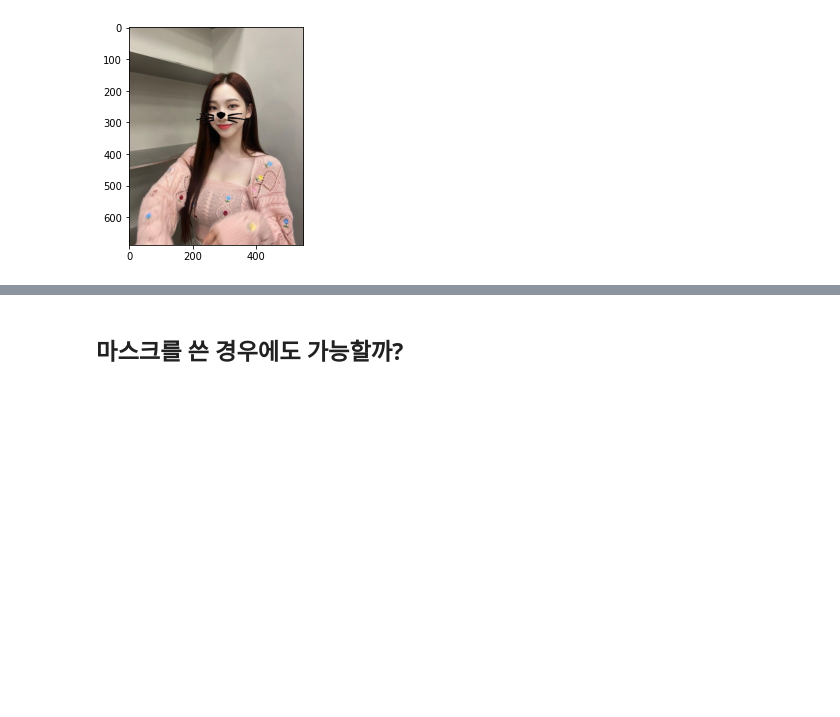
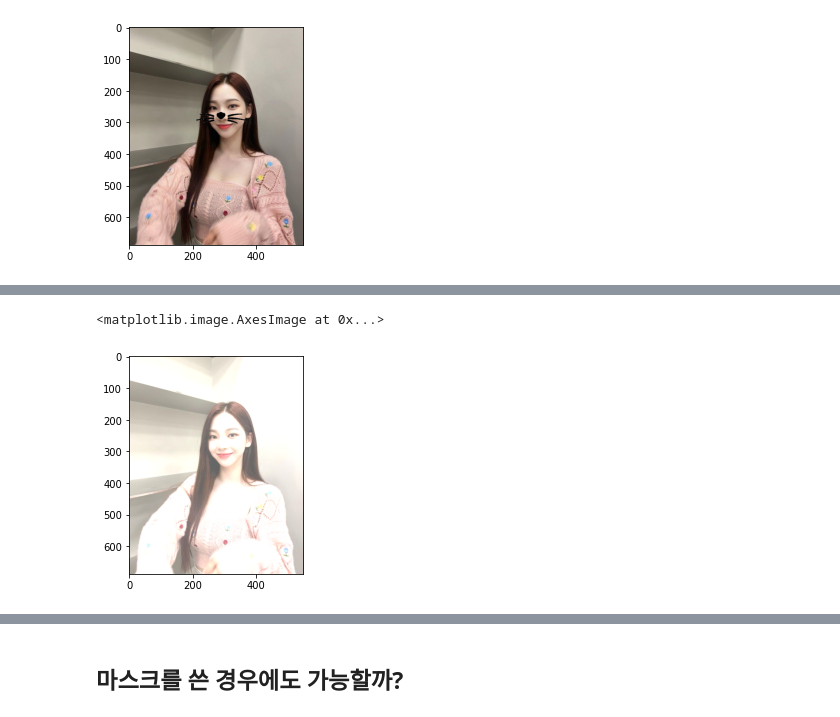
Before and after one commit to del-luna/aiffel, a Jupyter notebook: Exploration/aiffel_exploration_3.ipynb, the cells around one changed output, grey strips where cells are left out. Saved outputs shown, nothing was run; the diff lists cells and outputs as text; code cells hidden in the pictures; blank space fills up the shorter version.

```diff
--- a/Exploration/aiffel_exploration_3.ipynb
+++ b/Exploration/aiffel_exploration_3.ipynb
@@ -110,0 +121,17 @@ plt.show()
+# %%
+def mod_brightness(img, brightness=True):
+
+    if brightness :
+        m = np.ones(img.shape, dtype="uint8") * 100
+        result = cv2.add(img, m)
+    else :
+        m = np.ones(img.shape, dtype="uint8") * 50
+        result = cv2.subtract(img, m)
+
+    return result
+
+img_bright = mod_brightness(img_rgb)
+plt.imshow(img_bright)
+# %% [output]
+<matplotlib.image.AxesImage at 0x...>
+[figure, added]
```
Also changed, not shown: parts of 9 cells of this notebook.
